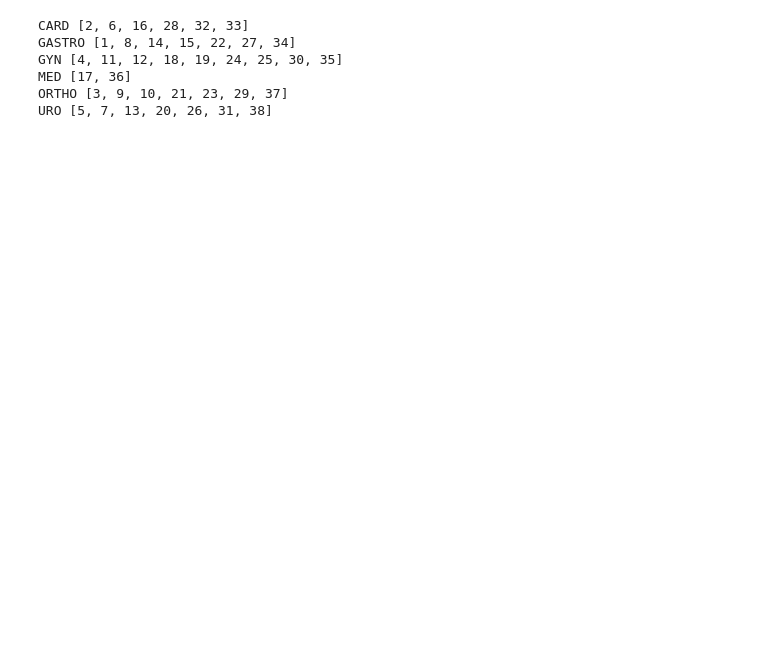
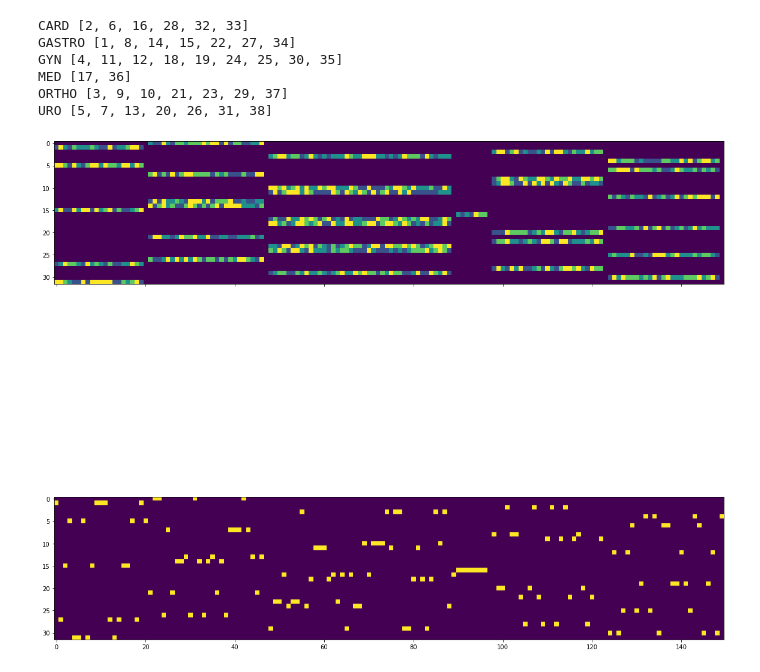
Before and after one commit to UKonge/Surgery-Scheuling, a Jupyter notebook: SurgeryScheduilng.ipynb, the cells around one changed output. Saved outputs shown, nothing was run; the diff lists cells and outputs as text; code cells hidden in the pictures; blank space fills up the shorter version.

```diff
--- a/SurgeryScheduilng.ipynb
+++ b/SurgeryScheduilng.ipynb
@@ -157,3 +173,10 @@ URO [5, 7, 13, 20, 26, 31, 38]
+# %%
+fig,(ax1,ax2) = plt.subplots(2,1,sharex=True,figsize=(20,20))
+ax1.imshow(cib[:,:32].T,interpolation='nearest')
+ax2.imshow(assignments[:,:32].T,interpolation='nearest')
+plt.savefig("Random block costs weekly schedule",dpi=500)
+# %% [output]
+[figure, added]
 # %%
 os = [[] for _ in range(n_blocks)]
 gs = [[] for _ in range(n_blocks)]
```
Also changed, not shown: parts of 13 cells of this notebook, 17 other files.
